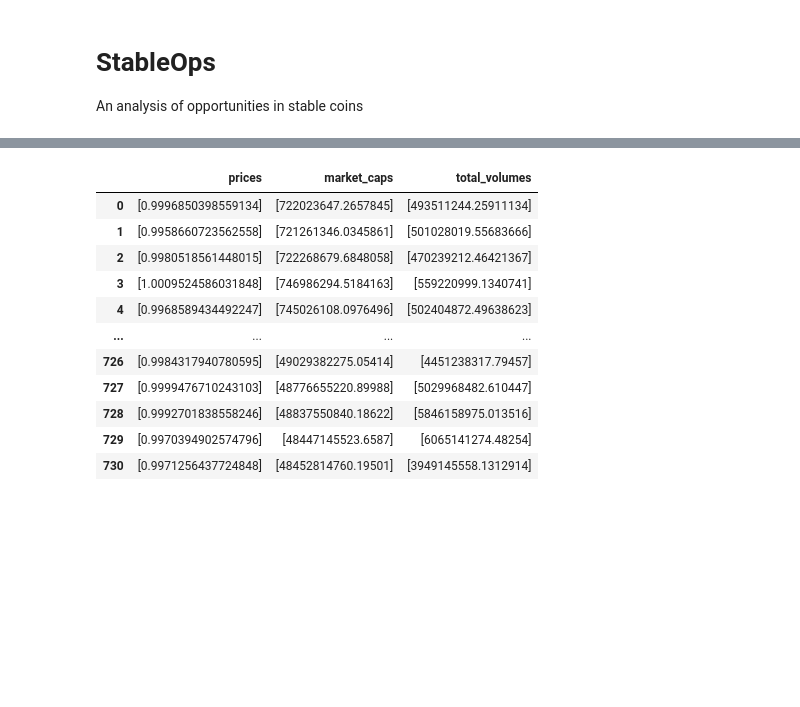
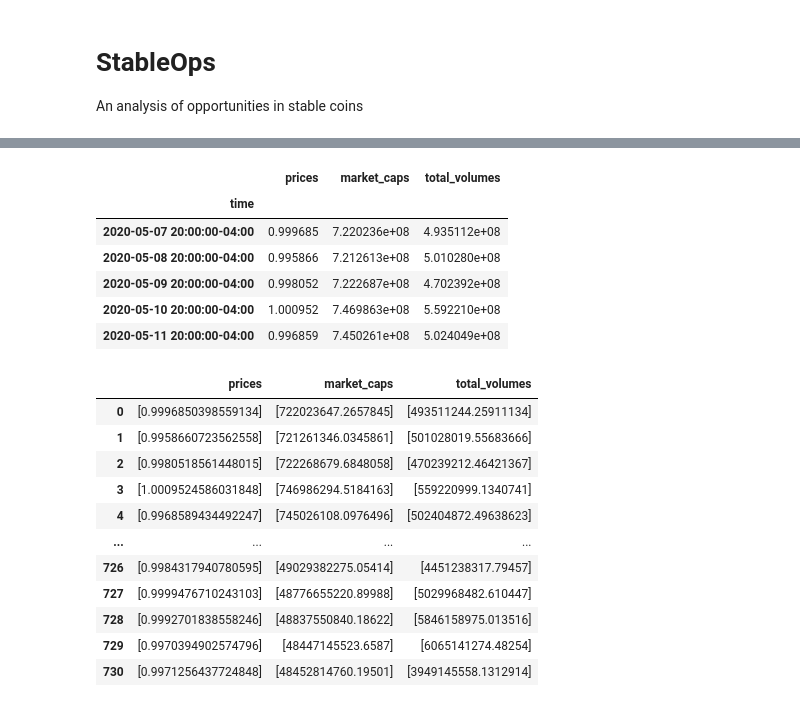
Before and after one commit to CAMPSMITH/StableOps, a Jupyter notebook: StableOps.ipynb, the cells around one changed output, grey strips where cells are left out. Drawn from its saved outputs; the diff is of its cells as text; code cells hidden in the pictures; blank space fills up the shorter version.

```diff
--- a/StableOps.ipynb
+++ b/StableOps.ipynb
@@ -41,3 +73,22 @@ USDC_df=pd.DataFrame(USDC)
+# %%
+USDC_df['market_caps']=USDC_df['market_caps'].apply(extract_value)
+# %%
+USDC_df['total_volumes']=USDC_df['total_volumes'].apply(extract_value)
+# %%
+USDC_df['time'] = USDC_df['time']/1000
+# %%
+USDC_df['time']=USDC_df['time'].apply(epoch_to_datetime)
+# %%
+USDC_df.set_index('time', inplace=True)
+USDC_df.head()
+# %% [output]
+|  | prices | market_caps | total_volumes |
+| time |  |  |  |
+| 2020-05-07 20:00:00-04:00 | 0.999685 | 7.220236e+08 | 4.935112e+08 |
+| 2020-05-08 20:00:00-04:00 | 0.995866 | 7.212613e+08 | 5.010280e+08 |
+| 2020-05-09 20:00:00-04:00 | 0.998052 | 7.222687e+08 | 4.702392e+08 |
+| 2020-05-10 20:00:00-04:00 | 1.000952 | 7.469863e+08 | 5.592210e+08 |
+| 2020-05-11 20:00:00-04:00 | 0.996859 | 7.450261e+08 | 5.024049e+08 |
 # %%
 time = []
 # %%
```
Also changed, not shown: parts of 6 cells of this notebook.
